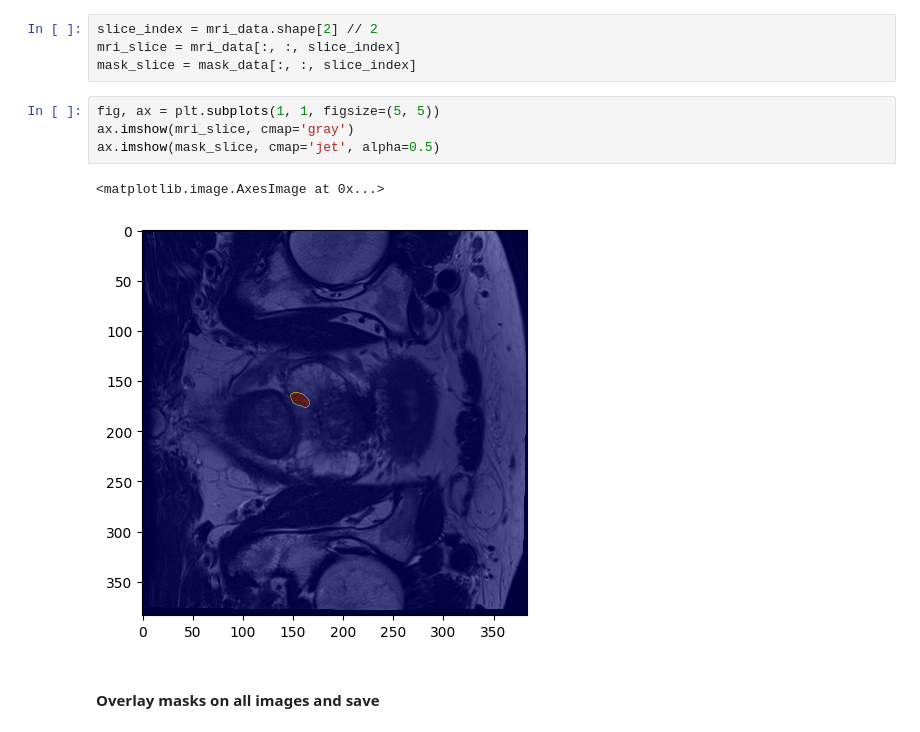
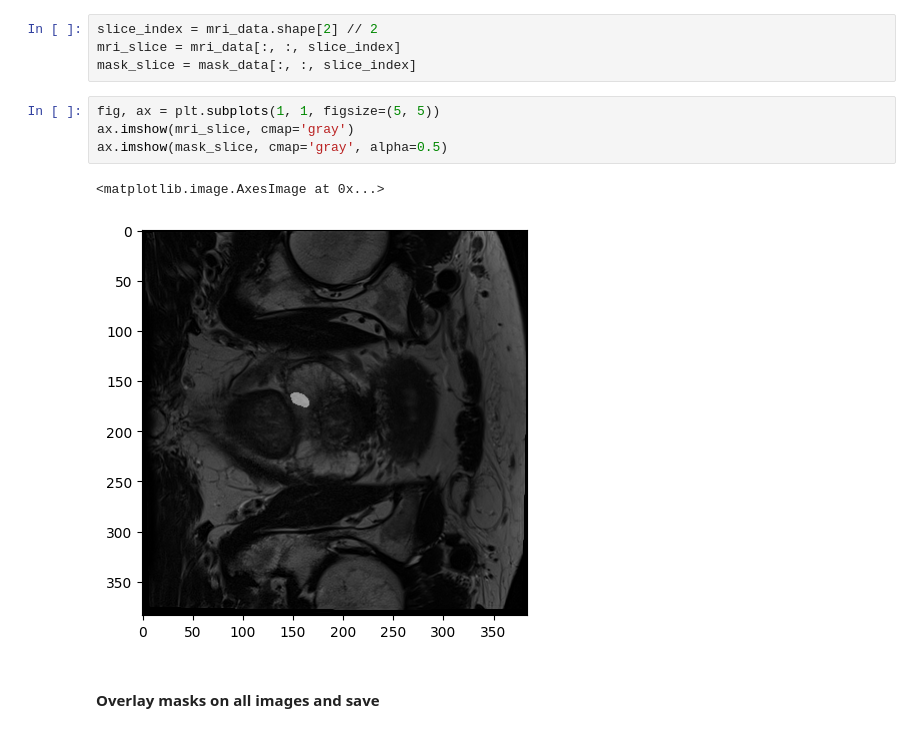
Before and after one commit to leesadie/prostateimaging, a Jupyter notebook: classification.ipynb, the cells around one changed output. Cells and saved outputs as stored; diff of their text form.

```diff
--- a/classification.ipynb
+++ b/classification.ipynb
@@ -117,10 +117,10 @@ mask_slice = mask_data[:, :, slice_index]
 # %%
 fig, ax = plt.subplots(1, 1, figsize=(5, 5))
 ax.imshow(mri_slice, cmap='gray')
-ax.imshow(mask_slice, cmap='jet', alpha=0.5)
+ax.imshow(mask_slice, cmap='gray', alpha=0.5)
 # %% [output]
 <matplotlib.image.AxesImage at 0x...>
-[figure, old version]
+[figure, new version]
 # %% [markdown]
 #### Overlay masks on all images and save
 # %%
```
Also changed, not shown: parts of 2 cells of this notebook, 2 other files.
